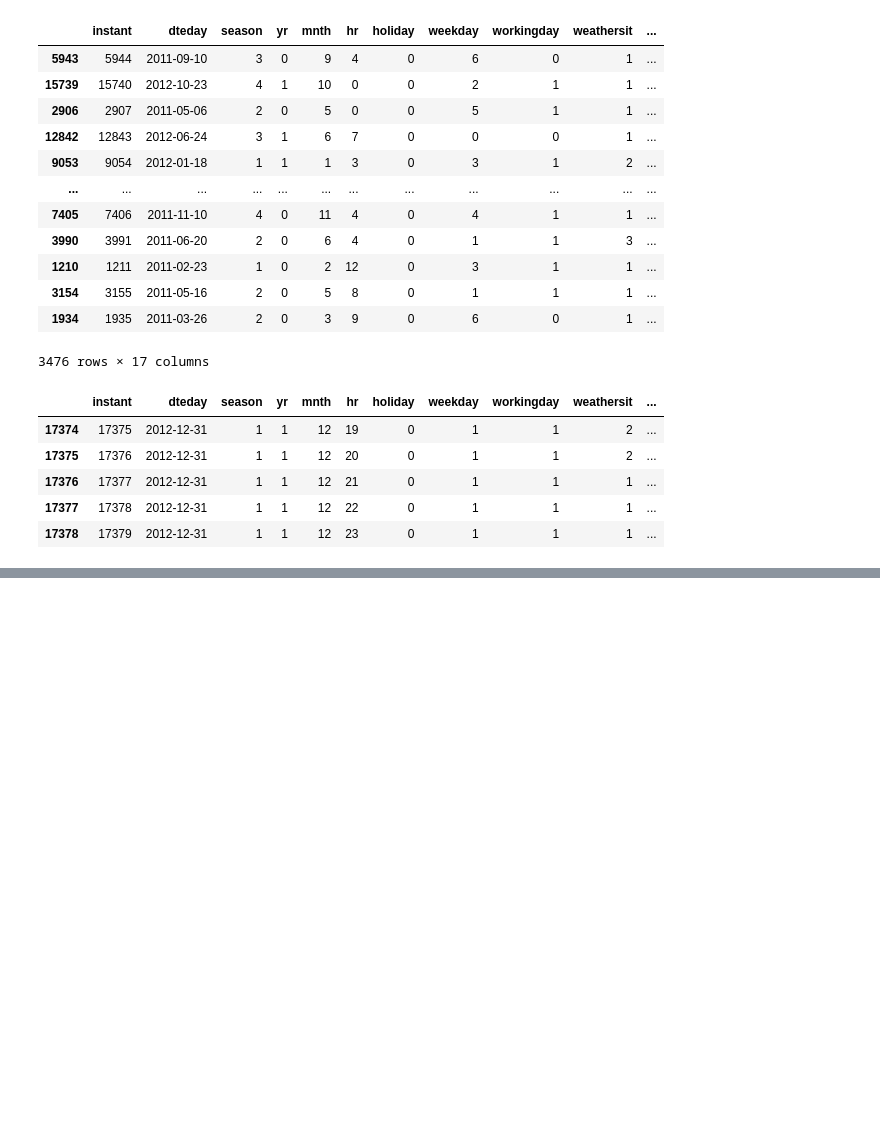
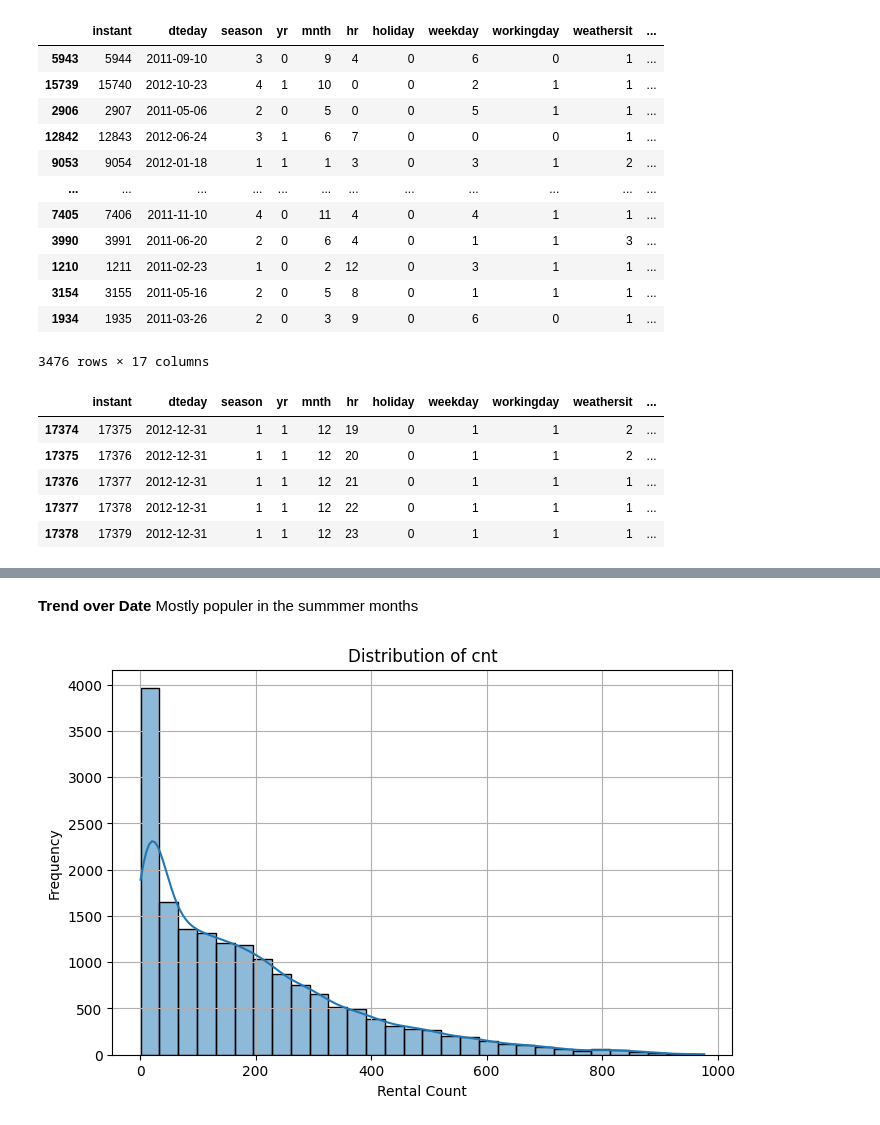
Before and after one commit to Sebastianrix/Data-Things, a Jupyter notebook: 5) Time series/TSA_Task.ipynb, the cells around one changed output, grey strips where cells are left out. Cells and saved outputs as stored; diff of their text form; code cells hidden in the pictures; blank space fills up the shorter version.

```diff
--- a/5) Time series/TSA_Task.ipynb
+++ b/5) Time series/TSA_Task.ipynb
@@ -158,0 +233,12 @@ Any dublicates? : 0
+# %% [markdown]
+<strong>Trend over Date</strong> Mostly populer in the summmer months
+# %%
+plt.figure(figsize=(8, 5))
+sns.histplot(df['cnt'], kde=True, bins=30)
+plt.title("Distribution of cnt")
+plt.xlabel("Rental Count")
+plt.ylabel("Frequency")
+plt.grid(True)
+plt.show()
+# %% [output]
+[figure, added]
```
Also changed, not shown: parts of 16 cells of this notebook.
